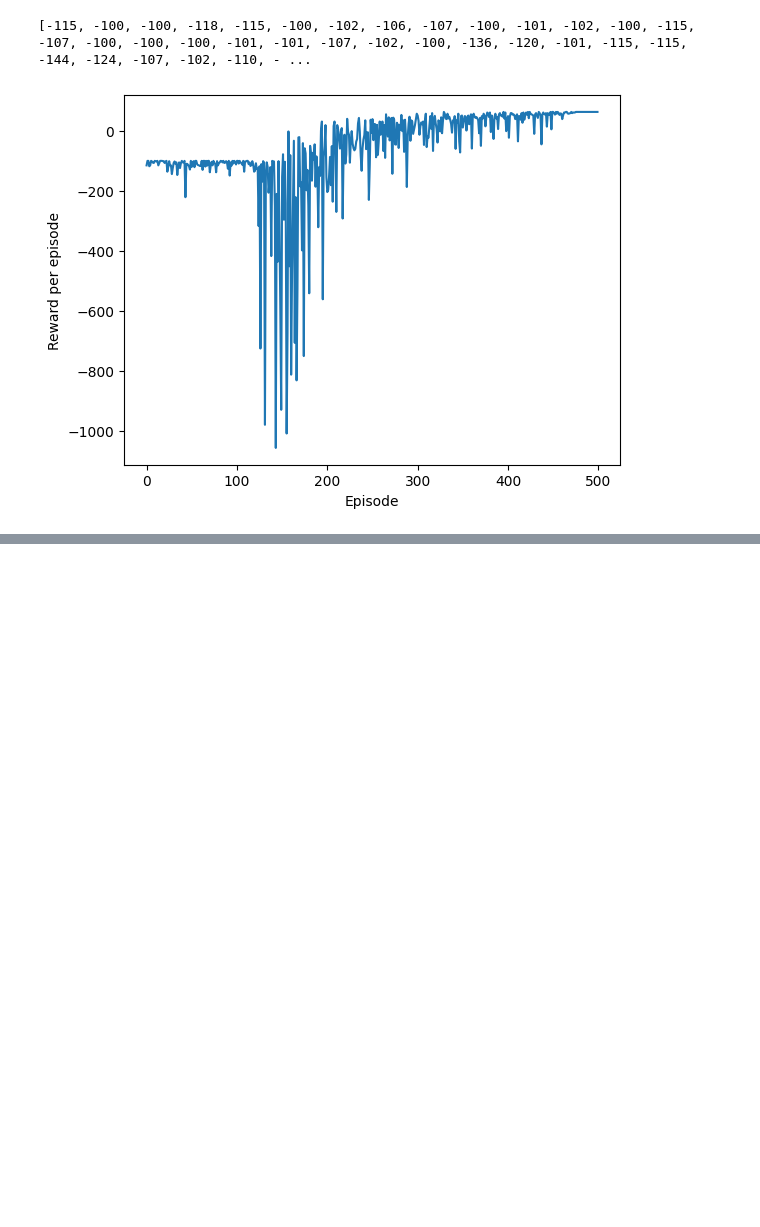
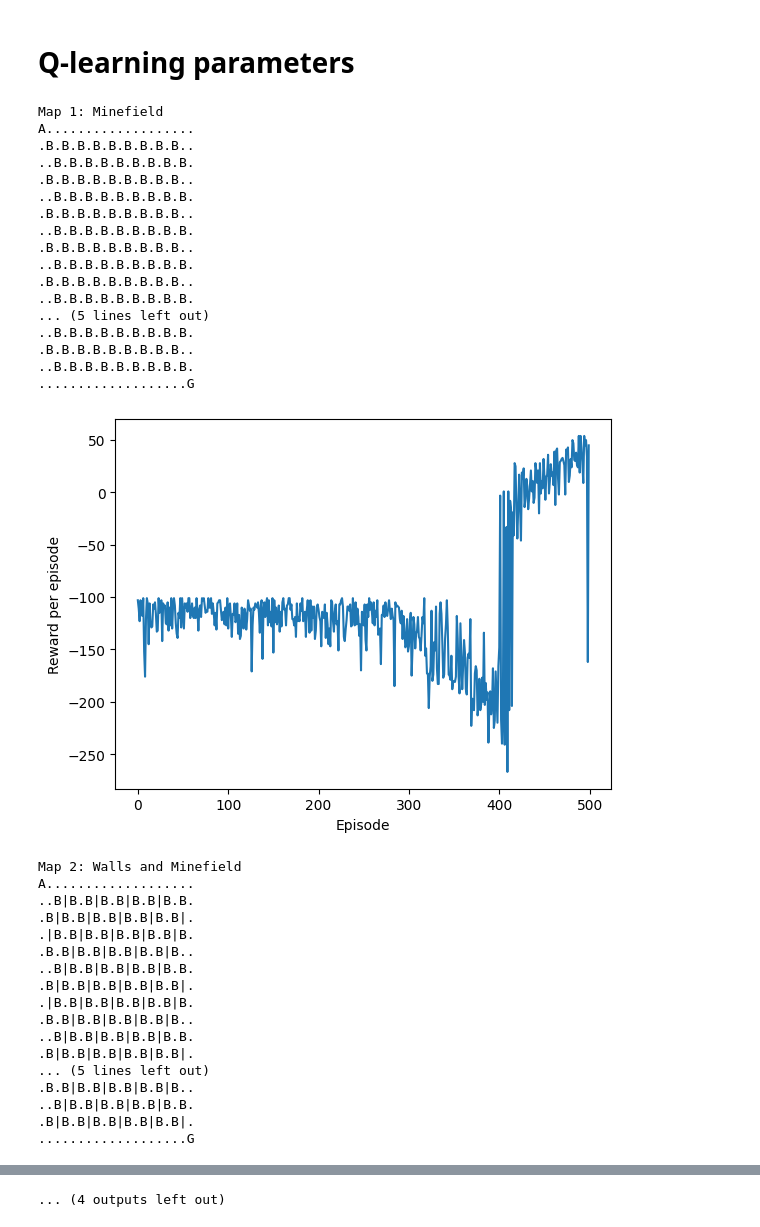
Before and after one commit to vchamelin/AI-Kpi, a Jupyter notebook: Q-learning.ipynb, the cells around one changed output, grey strips where cells are left out. Drawn from its saved outputs; the diff is of its cells as text; code cells hidden in the pictures; blank space fills up the shorter version.

Commit message:
feat: added Q-learning in grid word with a feww maps

```diff
--- a/Q-learning.ipynb
+++ b/Q-learning.ipynb
@@ -114,20 +196,60 @@ def play(environment, agent, trials=500, max_steps_per_episode=1000, learn=False
+# %% [markdown]
+# Q-learning parameters
 # %%
-# Set up the environment and Q-learning parameters
-width, height = 20, 20
-bomb_positions = [(1,1),(1,0),(1,2),(1,3),(1,4),(1,5),(10, 10), (12, 12)]
-gold_positions = [(19, 19)]
-wall_positions = [(11, 11)]
+reward_per_episode_all_maps = []
+for variant in map_variants:
+    env = GridWorld(
+        variant["width"],
+        variant["height"],
+        variant["bomb_positions"],
+        variant["gold_positions"],
+        variant["wall_positions"],
+        variant["initial_position"]
+    )
+    print(variant["name"])
+    env.print_grid()
+    q_learning_agent = QLearningAgent()
+    reward_per_episode = play(env, q_learning_agent, trials=500, learn=True)
 
-env = GridWorld(width, height, bomb_positions, gold_positions, wall_positions)
-q_learning_agent = QLearningAgent([0, 1, 2, 3])
+    plt.plot(reward_per_episode)
+    plt.xlabel("Episode")
+    plt.ylabel("Reward per episode")
+    plt.show()
 
-reward_per_episode = play(env, q_learning_agent, trials=500, learn=True)
-print(reward_per_episode)
-# Simple learning curve
-plt.plot(reward_per_episode)
-plt.xlabel("Episode")
-plt.ylabel("Reward per episode")
-plt.show()
+    reward_per_episode_all_maps.append(reward_per_episode)
 # %% [output]
-[-115, -100, -100, -118, -115, -100, -102, -106, -107, -100, -101, -102, -100, -115, -107, -100, -100, -100, -101, -101, -107, -102, -100, -136, -120, -101, -115, -115, -144, -124, -107, -102, -110, - ...
+Map 1: Minefield
+A...................
+.B.B.B.B.B.B.B.B.B..
+..B.B.B.B.B.B.B.B.B.
+.B.B.B.B.B.B.B.B.B..
+..B.B.B.B.B.B.B.B.B.
+.B.B.B.B.B.B.B.B.B..
+..B.B.B.B.B.B.B.B.B.
+.B.B.B.B.B.B.B.B.B..
+..B.B.B.B.B.B.B.B.B.
+.B.B.B.B.B.B.B.B.B..
+..B.B.B.B.B.B.B.B.B.
+... (5 lines left out)
+..B.B.B.B.B.B.B.B.B.
+.B.B.B.B.B.B.B.B.B..
+..B.B.B.B.B.B.B.B.B.
+...................G
-[figure, old version]
+[figure, new version]
+Map 2: Walls and Minefield
+A...................
+..B|B.B|B.B|B.B|B.B.
+.B|B.B|B.B|B.B|B.B|.
+.|B.B|B.B|B.B|B.B|B.
+.B.B|B.B|B.B|B.B|B..
+..B|B.B|B.B|B.B|B.B.
+.B|B.B|B.B|B.B|B.B|.
+.|B.B|B.B|B.B|B.B|B.
+.B.B|B.B|B.B|B.B|B..
+..B|B.B|B.B|B.B|B.B.
+.B|B.B|B.B|B.B|B.B|.
+... (5 lines left out)
+.B.B|B.B|B.B|B.B|B..
+..B|B.B|B.B|B.B|B.B.
+.B|B.B|B.B|B.B|B.B|.
+...................G
@@ -133,0 +328 @@ plt.show()
+... (4 outputs left out)
```
Also changed, not shown: parts of 12 cells of this notebook, 2 other files.
